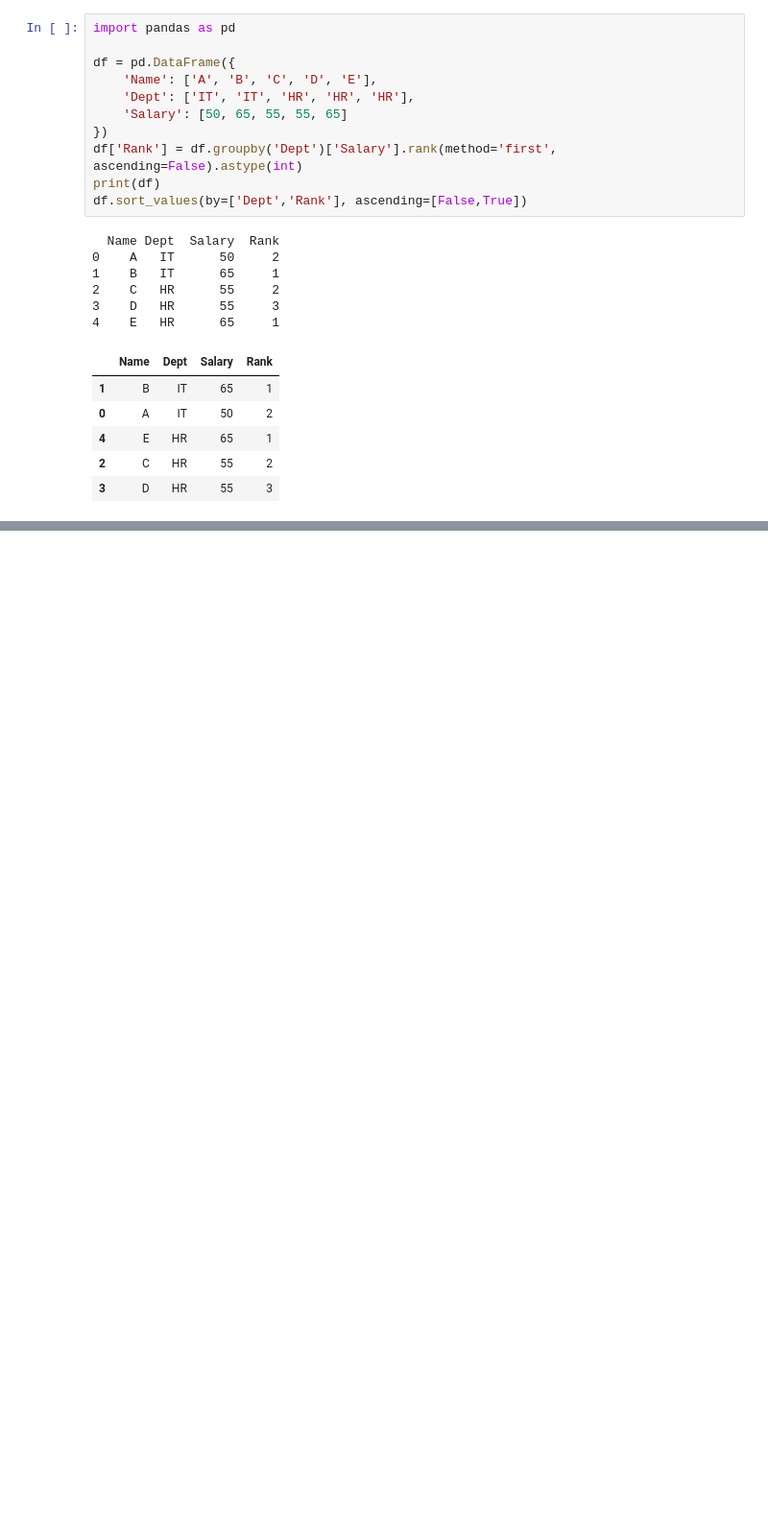
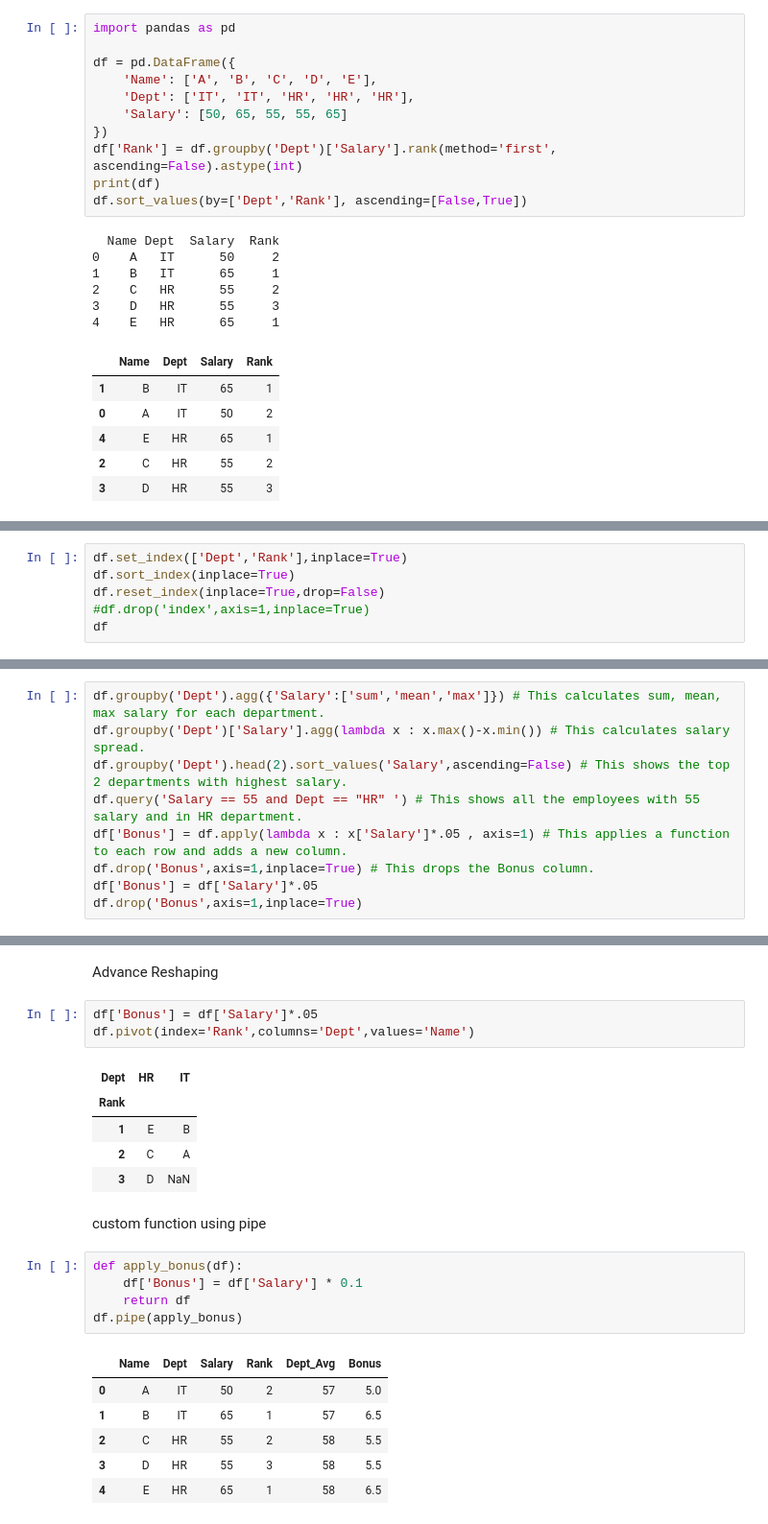
Before and after one commit to shreeramparab/Data-Analytics-Study-Material-, a Jupyter notebook: pandas/chapter2-2.ipynb, the cells around one changed output, grey strips where cells are left out. Shown at 96% size. Saved outputs shown, nothing was run; the diff lists cells and outputs as text; blank space fills up the shorter version.

```diff
--- a/pandas/chapter2-2.ipynb
+++ b/pandas/chapter2-2.ipynb
@@ -93,0 +88,6 @@ df
+# %%
+df.set_index(['Dept','Rank'],inplace=True)
+df.sort_index(inplace=True)
+df.reset_index(inplace=True,drop=False)
+#df.drop('index',axis=1,inplace=True)
+df
@@ -93,0 +103,9 @@ df
+# %%
+df.groupby('Dept').agg({'Salary':['sum','mean','max']}) # This calculates sum, mean, max salary for each department.
+df.groupby('Dept')['Salary'].agg(lambda x : x.max()-x.min()) # This calculates salary spread.
+df.groupby('Dept').head(2).sort_values('Salary',ascending=False) # This shows the top 2 departments with highest salary.
+df.query('Salary == 55 and Dept == "HR" ') # This shows all the employees with 55 salary and in HR department.
+df['Bonus'] = df.apply(lambda x : x['Salary']*.05 , axis=1) # This applies a function to each row and adds a new column.
+df.drop('Bonus',axis=1,inplace=True) # This drops the Bonus column.
+df['Bonus'] = df['Salary']*.05
+df.drop('Bonus',axis=1,inplace=True)
@@ -93,0 +124,25 @@ df
+# %% [markdown]
+Advance Reshaping
+# %%
+df['Bonus'] = df['Salary']*.05
+df.pivot(index='Rank',columns='Dept',values='Name')
+# %% [output]
+| Dept | HR | IT |
+| Rank |  |  |
+| 1 | E | B |
+| 2 | C | A |
+| 3 | D | NaN |
+# %% [markdown]
+custom function using pipe
+# %%
+def apply_bonus(df):
+    df['Bonus'] = df['Salary'] * 0.1
+    return df
+df.pipe(apply_bonus)
+# %% [output]
+|  | Name | Dept | Salary | Rank | Dept_Avg | Bonus |
+| 0 | A | IT | 50 | 2 | 57 | 5.0 |
+| 1 | B | IT | 65 | 1 | 57 | 6.5 |
+| 2 | C | HR | 55 | 2 | 58 | 5.5 |
+| 3 | D | HR | 55 | 3 | 58 | 5.5 |
+| 4 | E | HR | 65 | 1 | 58 | 6.5 |
```
Also changed, not shown: parts of 6 cells of this notebook, 8 other files.
